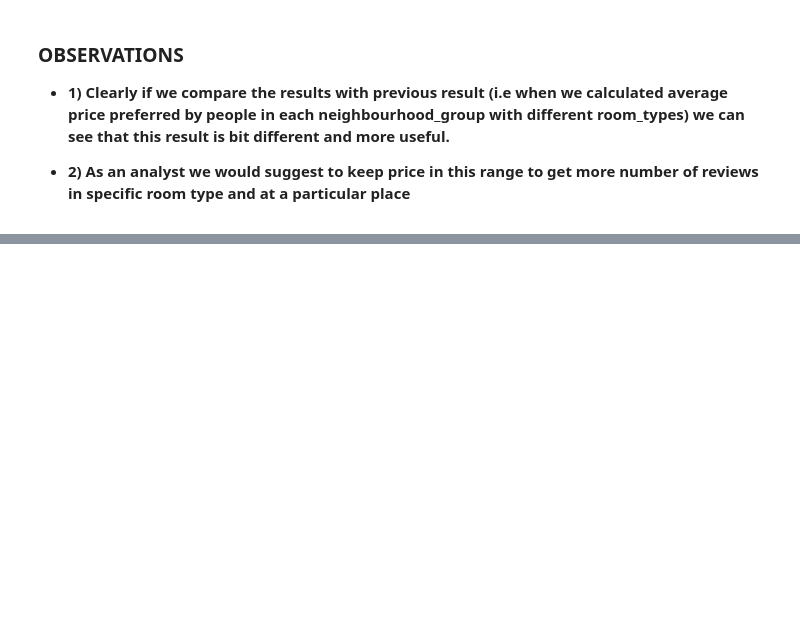
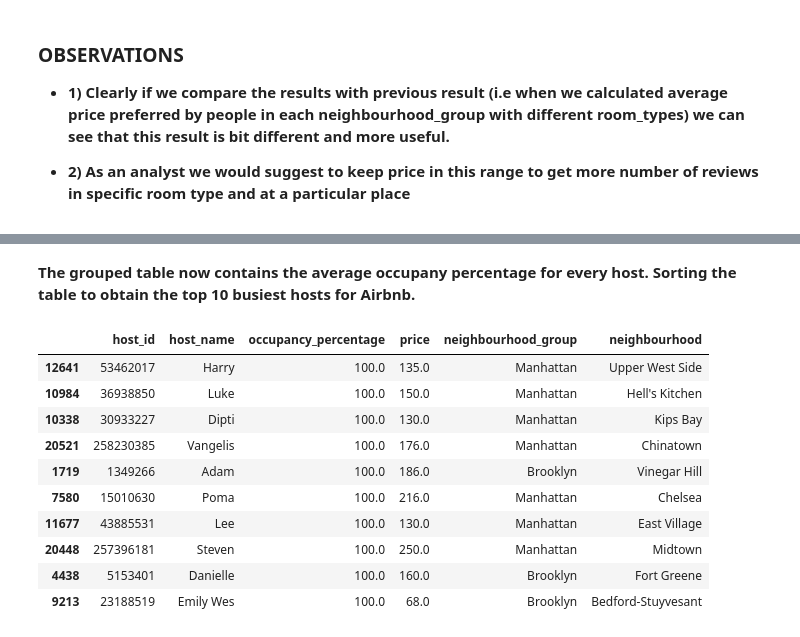
Before and after one commit to bhavikk001/airbnb-eda, a Jupyter notebook: Airbnb_Bookings_Analysis_(Team)_Capstone_Project.ipynb, the cells around one changed output, grey strips where cells are left out. Saved outputs shown, nothing was run; the diff lists cells and outputs as text; code cells hidden in the pictures; blank space fills up the shorter version.

```diff
--- a/Airbnb_Bookings_Analysis_(Team)_Capstone_Project.ipynb
+++ b/Airbnb_Bookings_Analysis_(Team)_Capstone_Project.ipynb
@@ -790,0 +886,16 @@ Text(0.5, 1.0, 'Average price for each room_type according to neighbourhood grou
+# %% [markdown]
+**The grouped table now contains the average occupany percentage for every host. Sorting the table to obtain the top 10 busiest hosts for Airbnb.**
+# %%
+df_occupancy.sort_values('occupancy_percentage',ascending=False).head(10)
+# %% [output]
+|  | host_id | host_name | occupancy_percentage | price | neighbourhood_group | neighbourhood |
+| 12641 | 53462017 | Harry | 100.0 | 135.0 | Manhattan | Upper West Side |
+| 10984 | 36938850 | Luke | 100.0 | 150.0 | Manhattan | Hell's Kitchen |
+| 10338 | 30933227 | Dipti | 100.0 | 130.0 | Manhattan | Kips Bay |
+| 20521 | 258230385 | Vangelis | 100.0 | 176.0 | Manhattan | Chinatown |
+| 1719 | 1349266 | Adam | 100.0 | 186.0 | Brooklyn | Vinegar Hill |
+| 7580 | 15010630 | Poma | 100.0 | 216.0 | Manhattan | Chelsea |
+| 11677 | 43885531 | Lee | 100.0 | 130.0 | Manhattan | East Village |
+| 20448 | 257396181 | Steven | 100.0 | 250.0 | Manhattan | Midtown |
+| 4438 | 5153401 | Danielle | 100.0 | 160.0 | Brooklyn | Fort Greene |
+| 9213 | 23188519 | Emily Wes | 100.0 | 68.0 | Brooklyn | Bedford-Stuyvesant |
```
Also changed, not shown: parts of 13 cells of this notebook.
